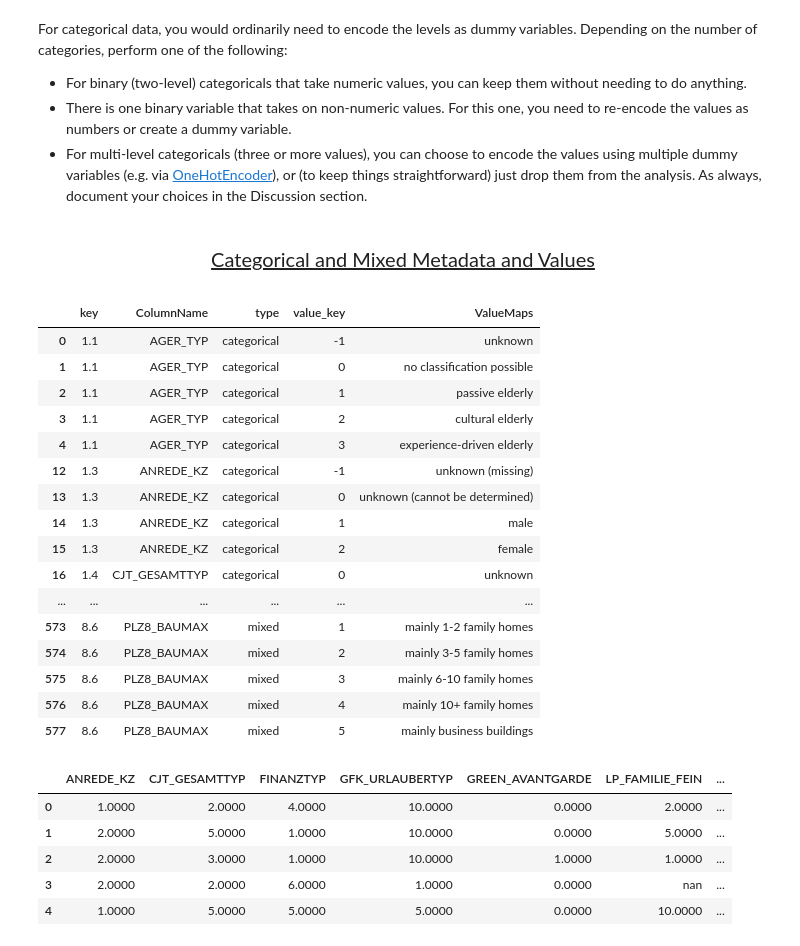
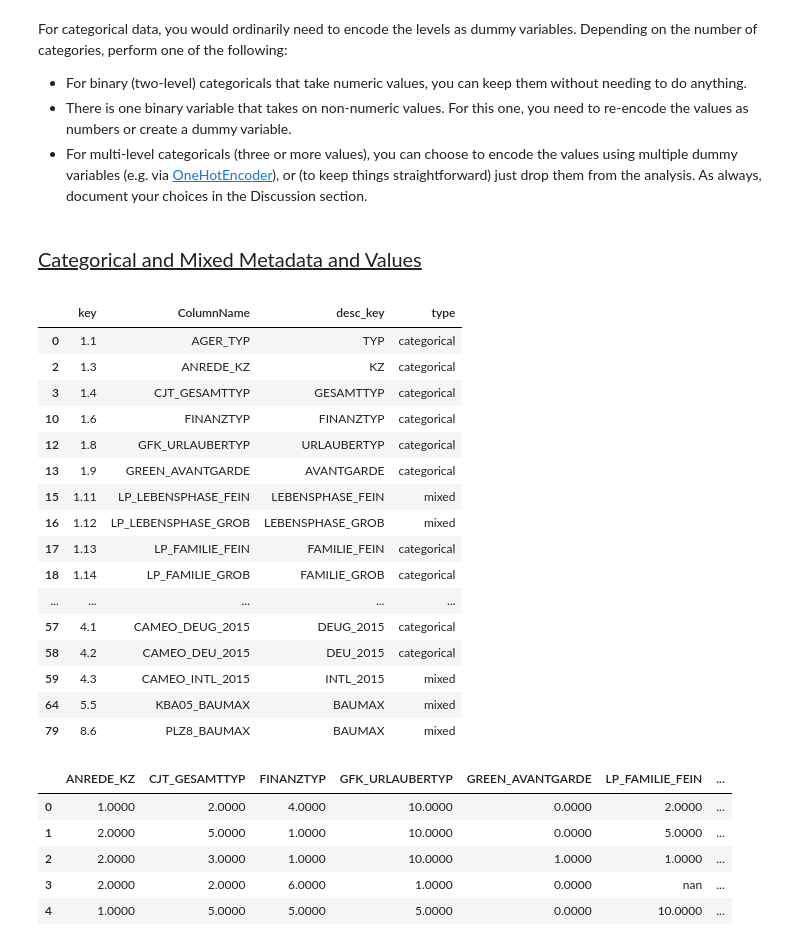
Before and after one commit to samlexrod/identifying_customer_segments, a Jupyter notebook: Identify_Customer_Segments.ipynb, the cells around one changed output. Saved outputs shown, nothing was run; the diff lists cells and outputs as text; code cells hidden in the pictures.

Commit message:
Fixed data dictionary

```diff
--- a/Identify_Customer_Segments.ipynb
+++ b/Identify_Customer_Segments.ipynb
@@ -511,0 +492,8 @@ def set_remap(dataframe, col_subset):
+# %%
+# getting short names
+df1['desc_key'] = df1.ColumnName.map(lambda x: x[x.find('_')+1:])
+data_dict_valkeys = pd.merge(df3.merge(df1, on='key', how='left'),
+                     df4.loc[~df4.key.isin(['3.6', '4.2', '4.1', '3.1', '3.5']), :],
+                     left_on='desc_key', right_on='ColumnShortName', how='left')\
+                    .drop(['Kept', 'key_y', 'desc_key'], axis=1)
+data_dict_valkeys.head()
@@ -747,31 +794,30 @@ frames = [df4.loc[df4.key.isin(['3.6', '4.2']), :].\
           df3.drop('Kept', axis=1)]
 complete_valkeys = pd.concat(frames)
 # %%
-display_html('Categorical and Mixed Metadata and Values', center=True)
+display_html('Categorical and Mixed Metadata and Values', center=False)
 pd.options.display.max_rows = 1000
-display(pd.merge(df1, feat_info, left_on='ColumnName', right_on='attribute', how='left').\
-            drop(['information_level', 'missing_or_unknown', 'attribute'], axis=1).\
-            merge(complete_valkeys, on='key', how='right').\
-            query("type == 'categorical' or type == 'mixed'"))
+display(pd.merge(df1, feat_info, left_on='ColumnName', right_on='attribute', how='left')\
+          .drop(['information_level', 'missing_or_unknown', 'attribute'], axis=1)\
+          .query("type == 'categorical' or type == 'mixed'"))
 # %% [output]
 Categorical and Mixed Metadata and Values
-|  | key | ColumnName | type | value_key | ValueMaps |
-| 0 | 1.1 | AGER_TYP | categorical | -1 | unknown |
-| 1 | 1.1 | AGER_TYP | categorical | 0 | no classification possible |
-| 2 | 1.1 | AGER_TYP | categorical | 1 | passive elderly |
-| 3 | 1.1 | AGER_TYP | categorical | 2 | cultural elderly |
-| 4 | 1.1 | AGER_TYP | categorical | 3 | experience-driven elderly |
-| 12 | 1.3 | ANREDE_KZ | categorical | -1 | unknown (missing) |
-| 13 | 1.3 | ANREDE_KZ | categorical | 0 | unknown (cannot be determined) |
-| 14 | 1.3 | ANREDE_KZ | categorical | 1 | male |
-| 15 | 1.3 | ANREDE_KZ | categorical | 2 | female |
-| 16 | 1.4 | CJT_GESAMTTYP | categorical | 0 | unknown |
-| ... | ... | ... | ... | ... | ... |
-| 573 | 8.6 | PLZ8_BAUMAX | mixed | 1 | mainly 1-2 family homes |
-| 574 | 8.6 | PLZ8_BAUMAX | mixed | 2 | mainly 3-5 family homes |
-| 575 | 8.6 | PLZ8_BAUMAX | mixed | 3 | mainly 6-10 family homes |
-| 576 | 8.6 | PLZ8_BAUMAX | mixed | 4 | mainly 10+ family homes |
-| 577 | 8.6 | PLZ8_BAUMAX | mixed | 5 | mainly business buildings |
+|  | key | ColumnName | desc_key | type |
+| 0 | 1.1 | AGER_TYP | TYP | categorical |
+| 2 | 1.3 | ANREDE_KZ | KZ | categorical |
+| 3 | 1.4 | CJT_GESAMTTYP | GESAMTTYP | categorical |
+| 10 | 1.6 | FINANZTYP | FINANZTYP | categorical |
+| 12 | 1.8 | GFK_URLAUBERTYP | URLAUBERTYP | categorical |
+| 13 | 1.9 | GREEN_AVANTGARDE | AVANTGARDE | categorical |
+| 15 | 1.11 | LP_LEBENSPHASE_FEIN | LEBENSPHASE_FEIN | mixed |
+| 16 | 1.12 | LP_LEBENSPHASE_GROB | LEBENSPHASE_GROB | mixed |
+| 17 | 1.13 | LP_FAMILIE_FEIN | FAMILIE_FEIN | categorical |
+| 18 | 1.14 | LP_FAMILIE_GROB | FAMILIE_GROB | categorical |
+| ... | ... | ... | ... | ... |
+| 57 | 4.1 | CAMEO_DEUG_2015 | DEUG_2015 | categorical |
+| 58 | 4.2 | CAMEO_DEU_2015 | DEU_2015 | categorical |
+| 59 | 4.3 | CAMEO_INTL_2015 | INTL_2015 | mixed |
+| 64 | 5.5 | KBA05_BAUMAX | BAUMAX | mixed |
+| 79 | 8.6 | PLZ8_BAUMAX | BAUMAX | mixed |
 # %%
 # Assess categorical variables: which are binary, which are multi-level, and
 # which one needs to be re-encoded?
```
Also changed, not shown: parts of 23 cells of this notebook, 2 other files.
